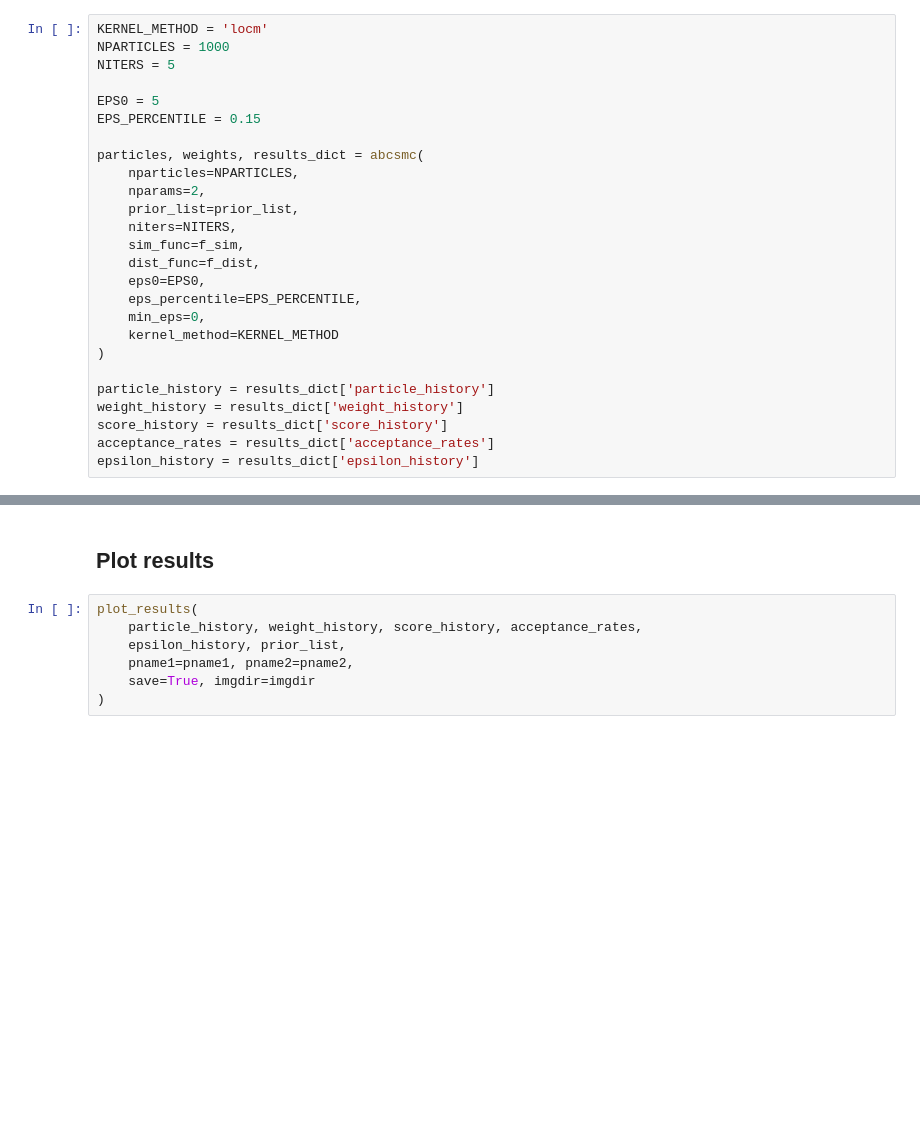
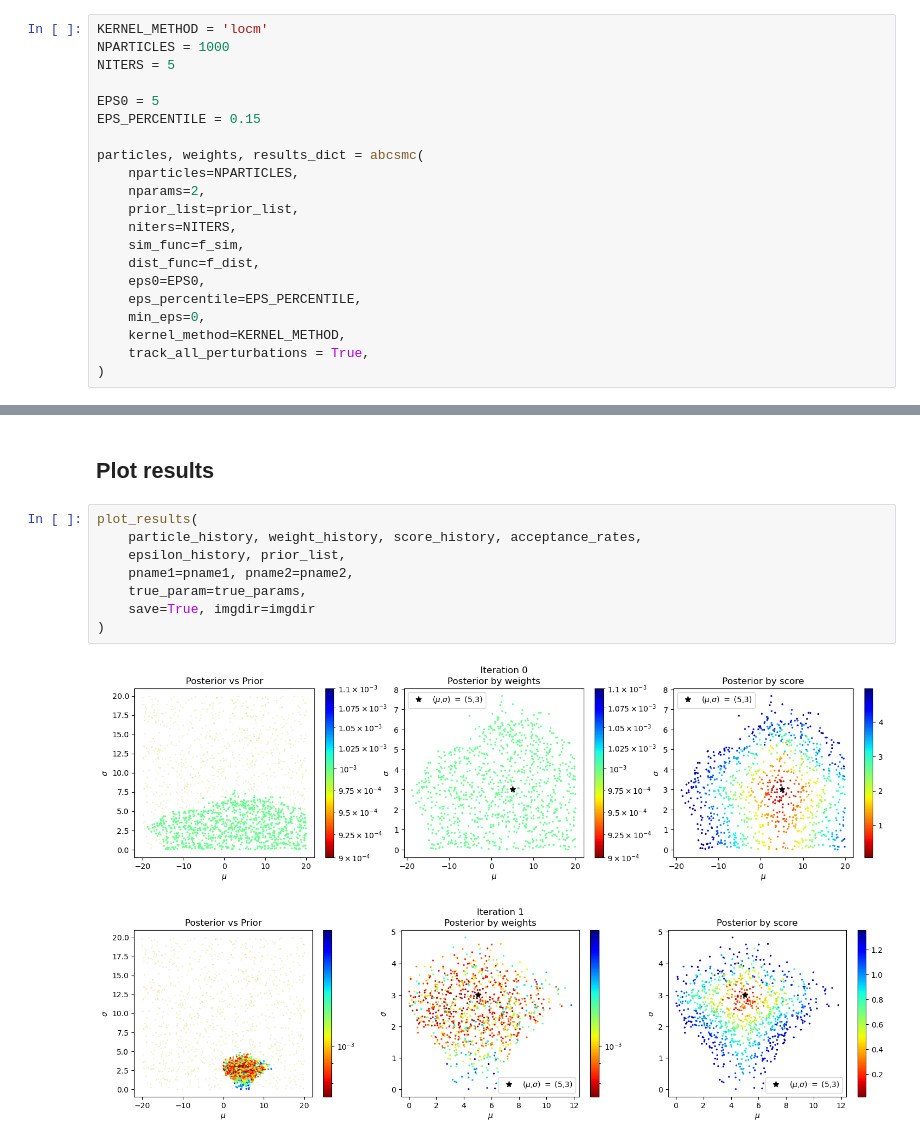
Before and after one commit to AddisonHowe/abcsmc-tutorial, a Jupyter notebook: notebooks/nb_gaussian_locm.ipynb, the cells around one changed output, grey strips where cells are left out. Saved outputs shown, nothing was run; the diff lists cells and outputs as text; blank space fills up the shorter version.

```diff
--- a/notebooks/nb_gaussian_locm.ipynb
+++ b/notebooks/nb_gaussian_locm.ipynb
@@ -80,11 +85,6 @@ particles, weights, results_dict = abcsmc(
     eps0=EPS0,
     eps_percentile=EPS_PERCENTILE,
     min_eps=0,
-    kernel_method=KERNEL_METHOD
+    kernel_method=KERNEL_METHOD,
+    track_all_perturbations = True,
 )
-
-particle_history = results_dict['particle_history']
-weight_history = results_dict['weight_history']
-score_history = results_dict['score_history']
-acceptance_rates = results_dict['acceptance_rates']
-epsilon_history = results_dict['epsilon_history']
@@ -93,7 +120,11 @@ epsilon_history = results_dict['epsilon_history']
 # %%
 plot_results(
     particle_history, weight_history, score_history, acceptance_rates,
     epsilon_history, prior_list,
     pname1=pname1, pname2=pname2,
+    true_param=true_params,
     save=True, imgdir=imgdir
 )
+# %% [output]
+[figure, added]
+[figure, added]
```
Also changed, not shown: parts of 8 cells of this notebook, 7 other files.
